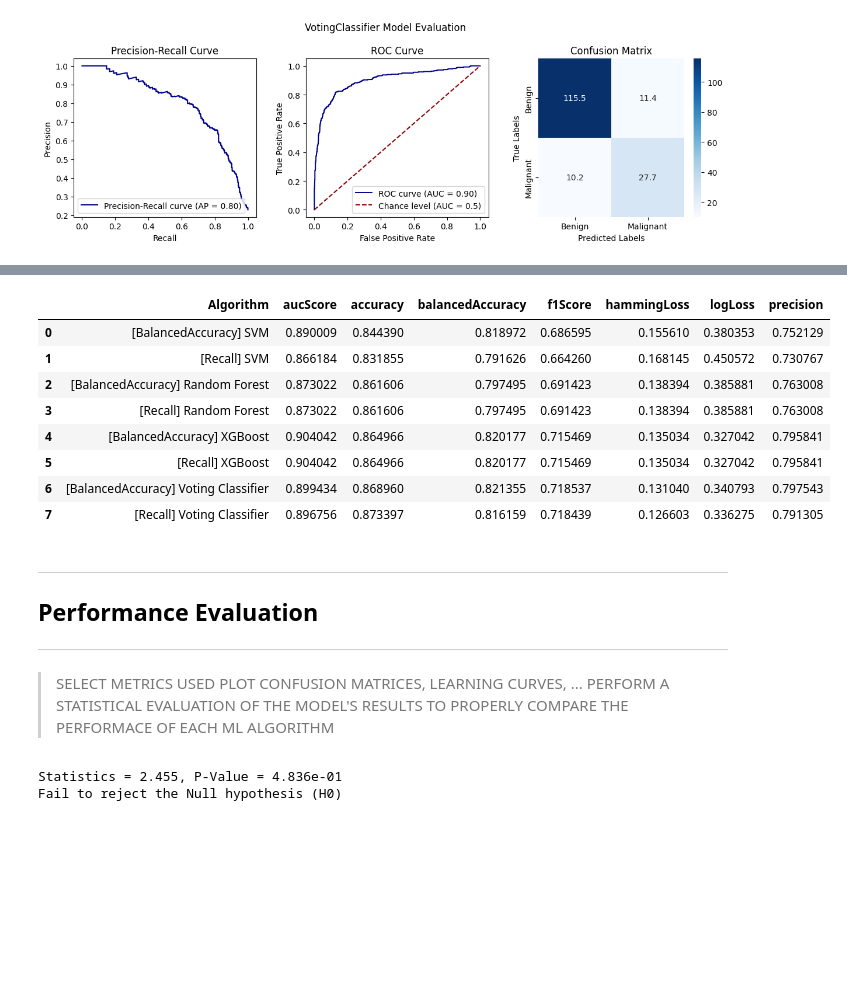
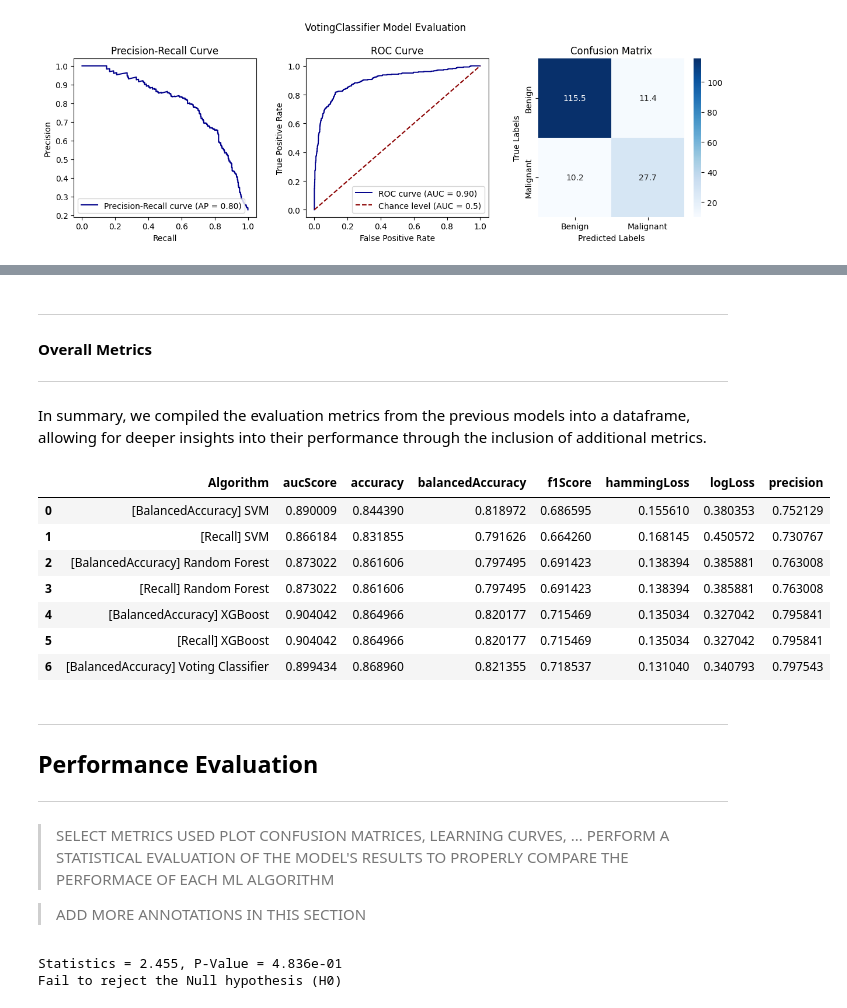
Before and after one commit to EstevesX10/Lung-Cancer-Classification-with-CT-Scans, a Jupyter notebook: Lung Cancer Classification with CT Scans/LungCancerClassification.ipynb, the cells around one changed output, grey strips where cells are left out. Drawn from its saved outputs; the diff is of its cells as text; code cells hidden in the pictures; blank space fills up the shorter version.

```diff
--- a/Lung Cancer Classification with CT Scans/LungCancerClassification.ipynb
+++ b/Lung Cancer Classification with CT Scans/LungCancerClassification.ipynb
@@ -943,39 +971,43 @@ votingClassifierMetricsRecall = evaluateModel(VotingClassifier, scoring, folds,
+# %% [markdown]
+---
+#### Overall Metrics
+---
+
+In summary, we compiled the evaluation metrics from the previous models into a dataframe, allowing for deeper insights into their performance through the inclusion of additional metrics.
 # %%
 # Check if the metrics dataframe was already created
 if not os.path.exists(config['metricsDatasetFilename']):
     # Combine all the collected metrics into a singular dataframe
     df_metrics = convertMetricsToDataFrame([
         # SVM
         ['[BalancedAccuracy] SVM', svmMetricsBalancedAccuracy],
         ['[Recall] SVM', svmMetricsRecall],
 
         # Random Forest
         ['[BalancedAccuracy] Random Forest', randomForestMetricsBalancedAccuracy],
         ['[Recall] Random Forest', randomForestMetricsRecall],
 
         # XGBoost
         ['[BalancedAccuracy] XGBoost', xgbMetricsBalancedAccuracy],
         ['[Recall] XGBoost', xgbMetricsRecall],
 
         # Voting Classifier
-        ['[BalancedAccuracy] Voting Classifier', votingClassifierMetricsBalancedAccuracy],
-        ['[Recall] Voting Classifier', votingClassifierMetricsRecall],
+        ['[BalancedAccuracy] Voting Classifier', votingClassifierMetricsBalancedAccuracy]
     ], filePath=config['metricsDatasetFilename'])
 else:
     df_metrics = pd.read_csv(config['metricsDatasetFilename'])
 
 # Display the metrics dataframe
 df_metrics
 # %% [output]
 |  | Algorithm | aucScore | accuracy | balancedAccuracy | f1Score | hammingLoss | logLoss | precision |
 | 0 | [BalancedAccuracy] SVM | 0.890009 | 0.844390 | 0.818972 | 0.686595 | 0.155610 | 0.380353 | 0.752129 |
 | 1 | [Recall] SVM | 0.866184 | 0.831855 | 0.791626 | 0.664260 | 0.168145 | 0.450572 | 0.730767 |
 | 2 | [BalancedAccuracy] Random Forest | 0.873022 | 0.861606 | 0.797495 | 0.691423 | 0.138394 | 0.385881 | 0.763008 |
 | 3 | [Recall] Random Forest | 0.873022 | 0.861606 | 0.797495 | 0.691423 | 0.138394 | 0.385881 | 0.763008 |
 | 4 | [BalancedAccuracy] XGBoost | 0.904042 | 0.864966 | 0.820177 | 0.715469 | 0.135034 | 0.327042 | 0.795841 |
 | 5 | [Recall] XGBoost | 0.904042 | 0.864966 | 0.820177 | 0.715469 | 0.135034 | 0.327042 | 0.795841 |
 | 6 | [BalancedAccuracy] Voting Classifier | 0.899434 | 0.868960 | 0.821355 | 0.718537 | 0.131040 | 0.340793 | 0.797543 |
-| 7 | [Recall] Voting Classifier | 0.896756 | 0.873397 | 0.816159 | 0.718439 | 0.126603 | 0.336275 | 0.791305 |
 # %% [markdown]
 ---
 ## Performance Evaluation
@@ -984,6 +1016,8 @@ df_metrics
 > SELECT METRICS USED
 > PLOT CONFUSION MATRICES, LEARNING CURVES, ...
 > PERFORM A STATISTICAL EVALUATION OF THE MODEL'S RESULTS TO PROPERLY COMPARE THE PERFORMACE OF EACH ML ALGORITHM
+
+> ADD MORE ANNOTATIONS IN THIS SECTION
 # %%
 # Getting the balanced accuracy scores obtained for each algorithm
 svmBalancedAccuraciesScores = np.array(jsonFileToDict(modelPaths['SVC']['balanced_accuracy']['modelEvaluationMetrics'])['balanced_accuracy_scores'])
```
Also changed, not shown: parts of 18 cells of this notebook.
